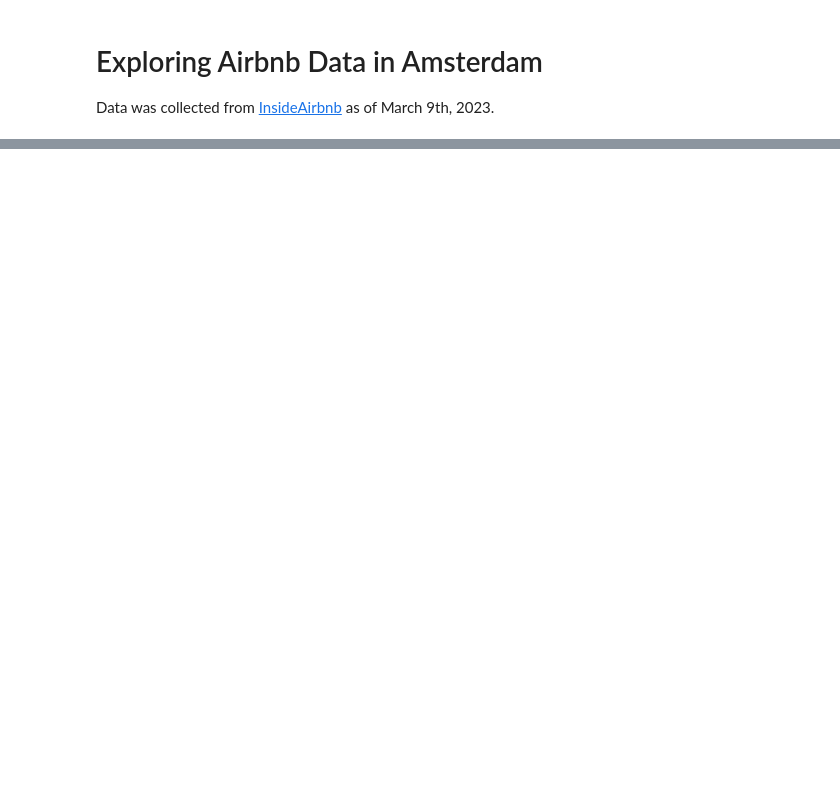
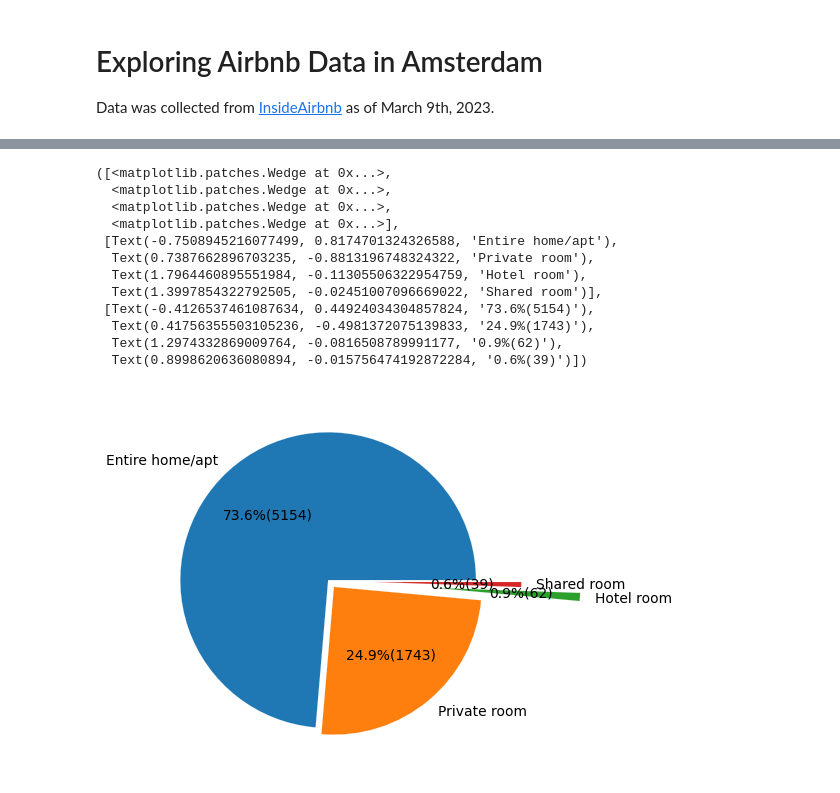
Before and after one commit to JuanesLamilla/explore_ams_airbnb, a Jupyter notebook: analysis.ipynb, the cells around one changed output, grey strips where cells are left out. Cells and saved outputs as stored; diff of their text form; code cells hidden in the pictures; blank space fills up the shorter version.

```diff
--- a/analysis.ipynb
+++ b/analysis.ipynb
@@ -20,0 +92,30 @@ ams_list_df.head()
+# %%
+# total = listings_df['room_type'].value_counts().values.sum()
+
+def fmt(x):
+    return '{:.1f}%({:.0f})'.format(x, total*x/100)
+
+plt.pie(listings_df['room_type'].value_counts().values,
+        labels=listings_df['room_type'].value_counts().index,
+        autopct=fmt,
+        explode = (0.01, 0.05, 0.7, 0.3),
+        wedgeprops= {"edgecolor":"white",
+                     'linewidth': 0.1,
+                     'antialiased': True},
+        #pctdistance=1,1
+       )
+# plt.legend(loc="best")
+# %% [output]
+([<matplotlib.patches.Wedge at 0x...>,
+  <matplotlib.patches.Wedge at 0x...>,
+  <matplotlib.patches.Wedge at 0x...>,
+  <matplotlib.patches.Wedge at 0x...>],
+ [Text(-0.7508945216077499, 0.8174701324326588, 'Entire home/apt'),
+  Text(0.7387662896703235, -0.8813196748324322, 'Private room'),
+  Text(1.7964460895551984, -0.11305506322954759, 'Hotel room'),
+  Text(1.3997854322792505, -0.02451007096669022, 'Shared room')],
+ [Text(-0.4126537461087634, 0.44924034304857824, '73.6%(5154)'),
+  Text(0.41756355503105236, -0.4981372075139833, '24.9%(1743)'),
+  Text(1.2974332869009764, -0.0816508789991177, '0.9%(62)'),
+  Text(0.8998620636080894, -0.015756474192872284, '0.6%(39)')])
+[figure, added]
```
Also changed, not shown: parts of 10 cells of this notebook, 2 other files.
